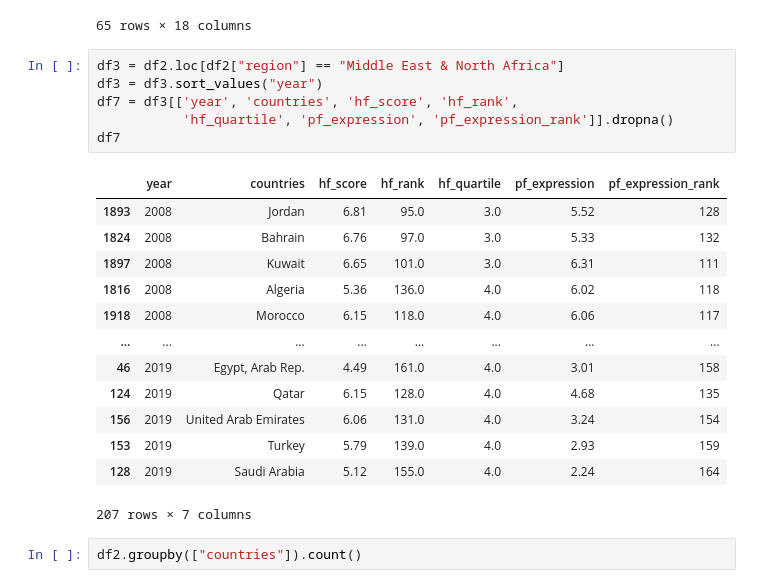
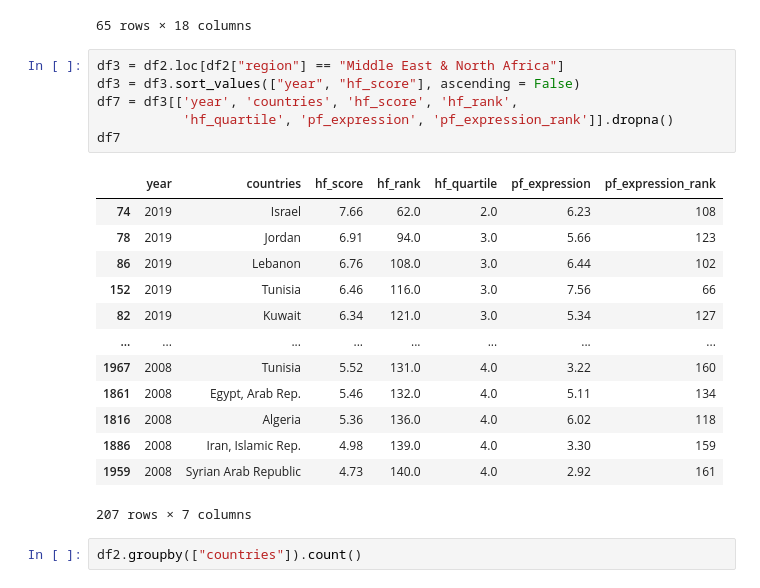
Before and after one commit to NJB7/HumanFreedomIndexProject, a Jupyter notebook: HFIProject.ipynb, the cells around one changed output. Drawn from its saved outputs; the diff is of its cells as text.

```diff
--- a/HFIProject.ipynb
+++ b/HFIProject.ipynb
@@ -178,23 +178,23 @@ df6[['year', 'countries', 'hf_score', 'hf_rank', 'hf_quartile', 'pf_expression_k
 65 rows × 18 columns
 # %%
 df3 = df2.loc[df2["region"] == "Middle East & North Africa"]
-df3 = df3.sort_values("year")
+df3 = df3.sort_values(["year", "hf_score"], ascending = False)
 df7 = df3[['year', 'countries', 'hf_score', 'hf_rank',
            'hf_quartile', 'pf_expression', 'pf_expression_rank']].dropna()
 df7
 # %% [output]
 |  | year | countries | hf_score | hf_rank | hf_quartile | pf_expression | pf_expression_rank |
-| 1893 | 2008 | Jordan | 6.81 | 95.0 | 3.0 | 5.52 | 128 |
-| 1824 | 2008 | Bahrain | 6.76 | 97.0 | 3.0 | 5.33 | 132 |
-| 1897 | 2008 | Kuwait | 6.65 | 101.0 | 3.0 | 6.31 | 111 |
+| 74 | 2019 | Israel | 7.66 | 62.0 | 2.0 | 6.23 | 108 |
+| 78 | 2019 | Jordan | 6.91 | 94.0 | 3.0 | 5.66 | 123 |
+| 86 | 2019 | Lebanon | 6.76 | 108.0 | 3.0 | 6.44 | 102 |
+| 152 | 2019 | Tunisia | 6.46 | 116.0 | 3.0 | 7.56 | 66 |
+| 82 | 2019 | Kuwait | 6.34 | 121.0 | 3.0 | 5.34 | 127 |
+| ... | ... | ... | ... | ... | ... | ... | ... |
+| 1967 | 2008 | Tunisia | 5.52 | 131.0 | 4.0 | 3.22 | 160 |
+| 1861 | 2008 | Egypt, Arab Rep. | 5.46 | 132.0 | 4.0 | 5.11 | 134 |
 | 1816 | 2008 | Algeria | 5.36 | 136.0 | 4.0 | 6.02 | 118 |
-| 1918 | 2008 | Morocco | 6.15 | 118.0 | 4.0 | 6.06 | 117 |
-| ... | ... | ... | ... | ... | ... | ... | ... |
-| 46 | 2019 | Egypt, Arab Rep. | 4.49 | 161.0 | 4.0 | 3.01 | 158 |
-| 124 | 2019 | Qatar | 6.15 | 128.0 | 4.0 | 4.68 | 135 |
-| 156 | 2019 | United Arab Emirates | 6.06 | 131.0 | 4.0 | 3.24 | 154 |
-| 153 | 2019 | Turkey | 5.79 | 139.0 | 4.0 | 2.93 | 159 |
-| 128 | 2019 | Saudi Arabia | 5.12 | 155.0 | 4.0 | 2.24 | 164 |
+| 1886 | 2008 | Iran, Islamic Rep. | 4.98 | 139.0 | 4.0 | 3.30 | 159 |
+| 1959 | 2008 | Syrian Arab Republic | 4.73 | 140.0 | 4.0 | 2.92 | 161 |
 207 rows × 7 columns
 # %%
 df2.groupby(["countries"]).count()
```
